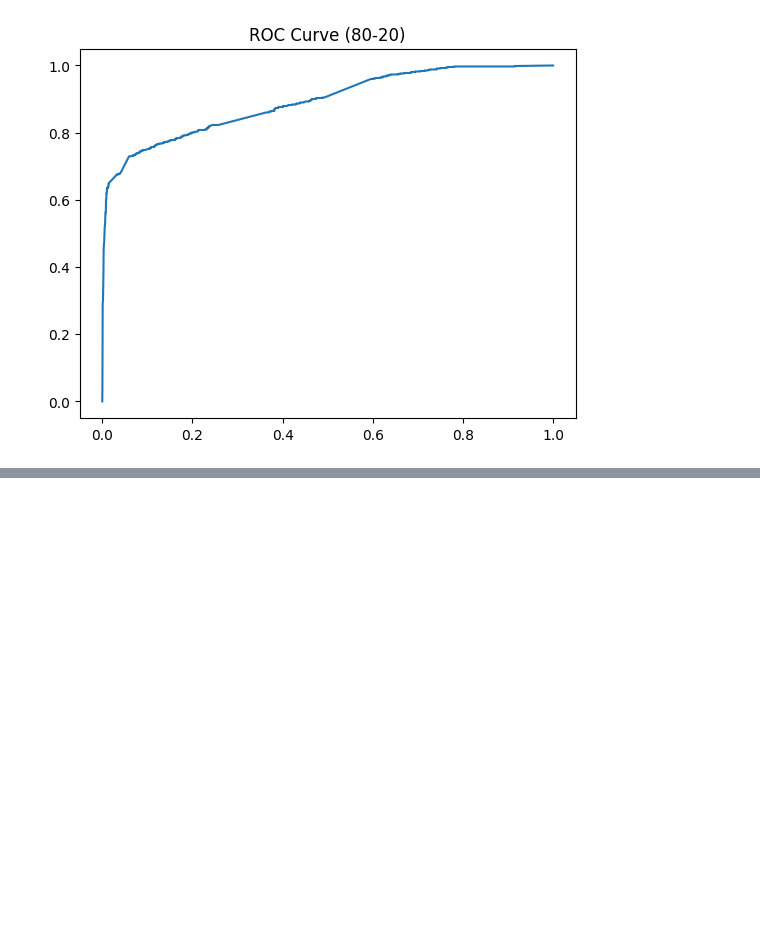
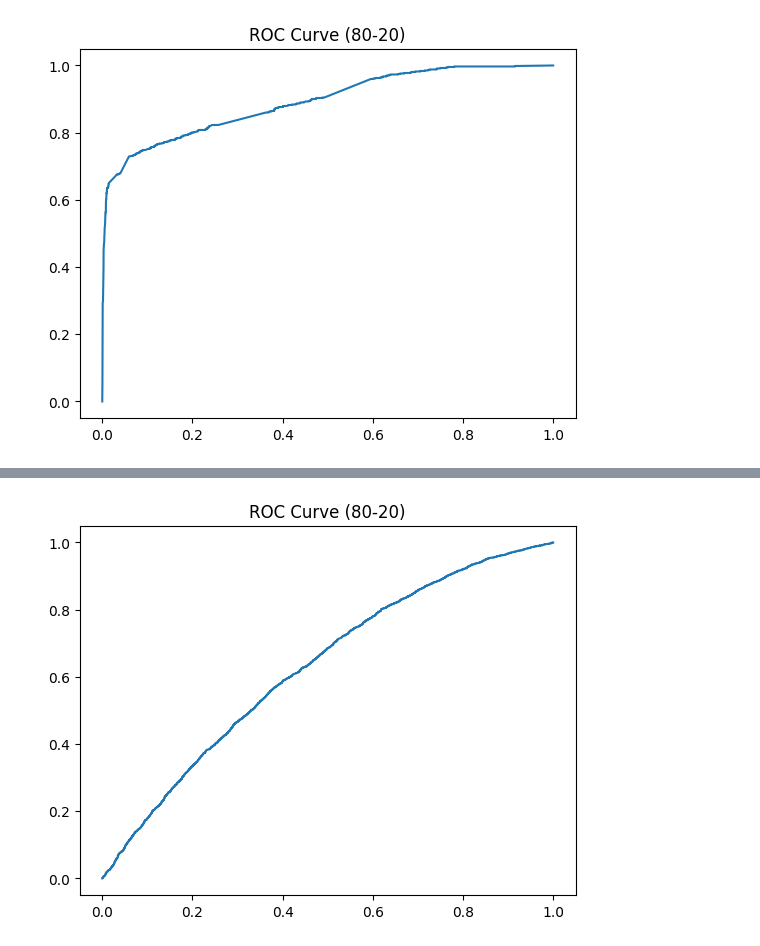
Before and after one commit to MehulShukla-git/Movie_Recommendation_System, a Jupyter notebook: DataPreprocessing.ipynb, the cells around one changed output, grey strips where cells are left out. Cells and saved outputs as stored; diff of their text form; code cells hidden in the pictures; blank space fills up the shorter version.

```diff
--- a/DataPreprocessing.ipynb
+++ b/DataPreprocessing.ipynb
@@ -1451,0 +1624,9 @@ plt.show()
+# %%
+# ROC Curve
+fpr, tpr, _ = roc_curve(y_test, y_prob)
+plt.figure()
+plt.plot(fpr, tpr)
+plt.title("ROC Curve (80-20)")
+plt.show()
+# %% [output]
+[figure, added]
```
Also changed, not shown: parts of 13 cells of this notebook.
